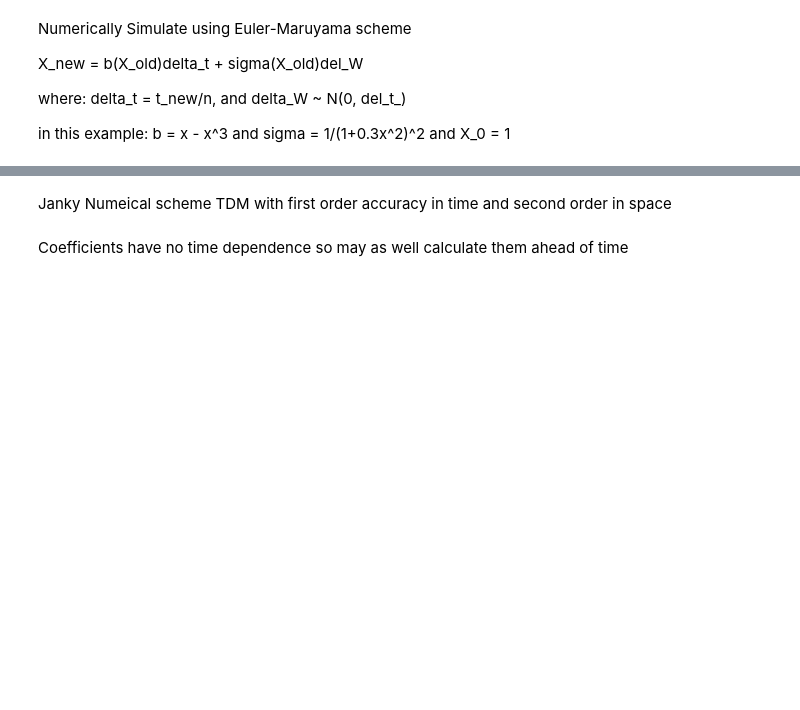
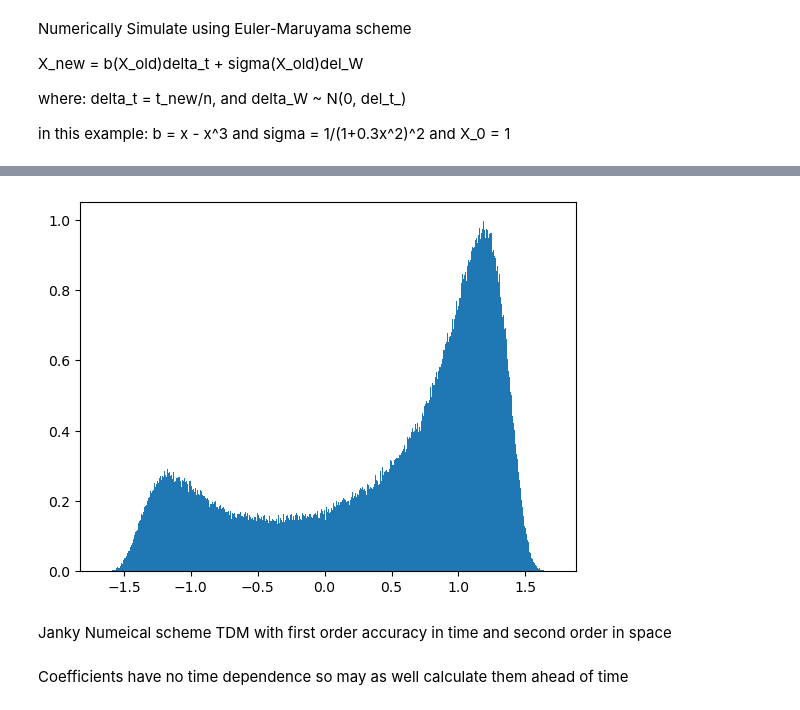
Before and after one commit to tcooley01/AERO729, a Jupyter notebook: HW3Files/hw3plots.ipynb, the cells around one changed output, grey strips where cells are left out. Drawn from its saved outputs; the diff is of its cells as text; code cells hidden in the pictures; blank space fills up the shorter version.

```diff
--- a/HW3Files/hw3plots.ipynb
+++ b/HW3Files/hw3plots.ipynb
@@ -19,13 +19,13 @@ n = 300
 del_t = run_time/n
 num_sims = 1000000
 
-results = np.zeros((num_sims, n))
-results[:, 0] = 1.
-W = np.random.normal(0, del_t, size=(num_sims, n-1))
+results_mc = np.zeros((num_sims, n))
+results_mc[:, 0] = 1.
+W = np.random.normal(0, 1, size=(num_sims, n-1))
 # %%
 for j in range(1, n):
-    drift_term = (results[:, j-1] - (results[:, j-1]**3))*del_t
-    diffusion_term = 1/(1+ 0.3*(results[:, j-1]**2)**2)
-    diffusion_term = diffusion_term*W[:, j-1]
-    results[:, j] = results[:, j-1] + drift_term + diffusion_term
+    drift_term = (results_mc[:, j-1] - (results_mc[:, j-1]**3))*del_t
+    diffusion_term = 1/(1+ 0.3*(results_mc[:, j-1]**2)**2)
+    diffusion_term = diffusion_term*W[:, j-1]*math.sqrt(del_t)
+    results_mc[:, j] = results_mc[:, j-1] + drift_term + diffusion_term
 print('complete')
@@ -40,2 +45,6 @@ plt.show
 # %%
-time = results[:, 299]
+time = results_mc[:, 299]
+plt.hist(time, bins=1000, density=True)
+plt.show()
+# %% [output]
+[figure, added]
```
Also changed, not shown: parts of 15 cells of this notebook.
